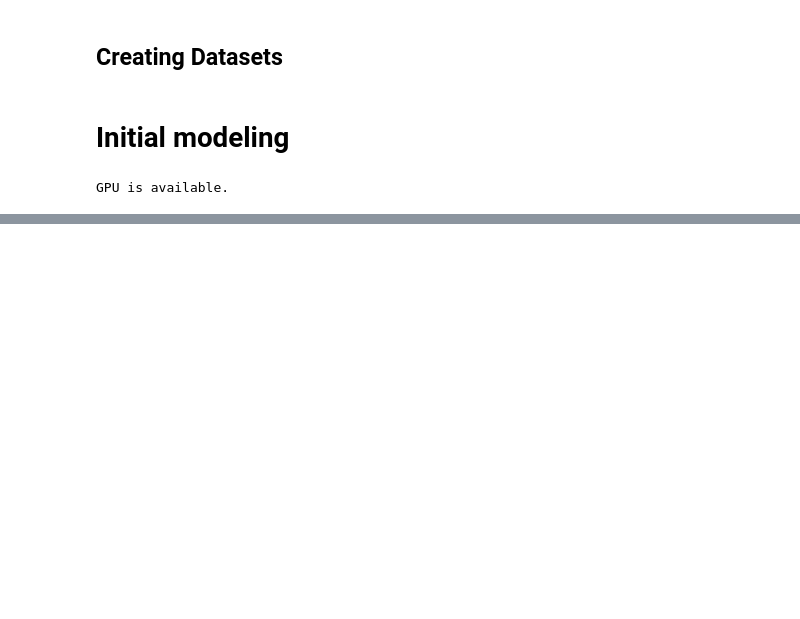
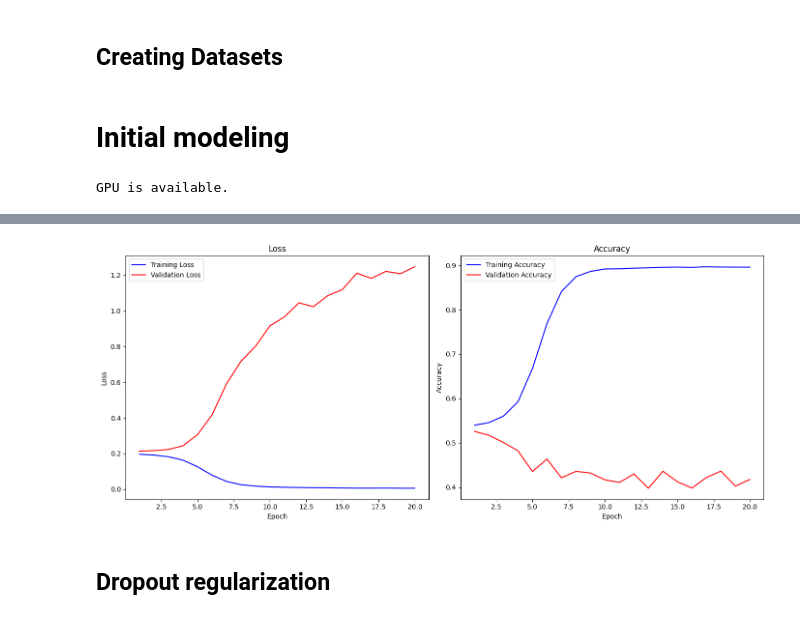
Before and after one commit to mugithi/aai-cap, a Jupyter notebook: AAI_Cap.ipynb, the cells around one changed output, grey strips where cells are left out. Drawn from its saved outputs; the diff is of its cells as text; code cells hidden in the pictures; blank space fills up the shorter version.

```diff
--- a/AAI_Cap.ipynb
+++ b/AAI_Cap.ipynb
@@ -546,12 +553,15 @@ train_image_paths, train_labels = image_label_pairs(train_df)
 val_image_paths, val_labels = image_label_pairs(val_df)
 test_image_paths, test_labels = image_label_pairs(test_df)
 # %%
-def create_dataset(image_paths, labels, batch_size, shuffle=True):
+def create_dataset(image_paths, labels, batch_size, shuffle=True, cache=True):
     path_ds = tf.data.Dataset.from_tensor_slices(image_paths)
     image_ds = path_ds.map(load_image, num_parallel_calls=tf.data.AUTOTUNE)
 
     label_ds = tf.data.Dataset.from_tensor_slices(labels)
     dataset = tf.data.Dataset.zip((image_ds, label_ds))
+
+    if cache:
+        dataset = dataset.cache()
 
     if shuffle:
         dataset = dataset.shuffle(buffer_size=len(image_paths))
@@ -560,7 +570,7 @@ def create_dataset(image_paths, labels, batch_size, shuffle=True):
     dataset = dataset.prefetch(buffer_size=tf.data.AUTOTUNE)
     return dataset
 # %%
-batch_size = 32
+batch_size = 128
 train_dataset = create_dataset(train_image_paths, train_labels, batch_size)
 val_dataset = create_dataset(val_image_paths, val_labels, batch_size, shuffle=False)
 test_dataset = create_dataset(test_image_paths, test_labels, batch_size, shuffle=False)
@@ -596,8 +608,9 @@ model_checkpoint = ModelCheckpoint('best_model.h5', save_best_only=True, monitor
 history = model.fit(
     train_dataset,
     validation_data=val_dataset,
-    epochs=20,  # Adjust the number of epochs based on your dataset and requirements
-    callbacks=[early_stopping, model_checkpoint]
+    epochs=20,
+    callbacks=[model_checkpoint],
+    verbose=1
 )
 # %% [output]
 Epoch 1/20
@@ -603,0 +633,33 @@ Epoch 1/20
+# %%
+epochs = range(1, len(history.history['loss']) + 1)
+train_loss = history.history['loss']
+val_loss = history.history['val_loss']
+train_accuracy = history.history['accuracy']
+val_accuracy = history.history['val_accuracy']
+# %%
+plt.figure(figsize=(14, 6))
+
+# Plot Loss
+plt.subplot(1, 2, 1)
+plt.plot(epochs, train_loss, 'b-', label='Training Loss')
+plt.plot(epochs, val_loss, 'r-', label='Validation Loss')
+plt.title('Loss')
+plt.xlabel('Epoch')
+plt.ylabel('Loss')
+plt.legend()
+
+# Plot Accuracy
+plt.subplot(1, 2, 2)
+plt.plot(epochs, train_accuracy, 'b-', label='Training Accuracy')
+plt.plot(epochs, val_accuracy, 'r-', label='Validation Accuracy')
+plt.title('Accuracy')
+plt.xlabel('Epoch')
+plt.ylabel('Accuracy')
+plt.legend()
+
+plt.tight_layout()
+plt.show()
+# %% [output]
+[figure, added]
+# %% [markdown]
+## Dropout regularization
```
Also changed, not shown: parts of 34 cells of this notebook.
